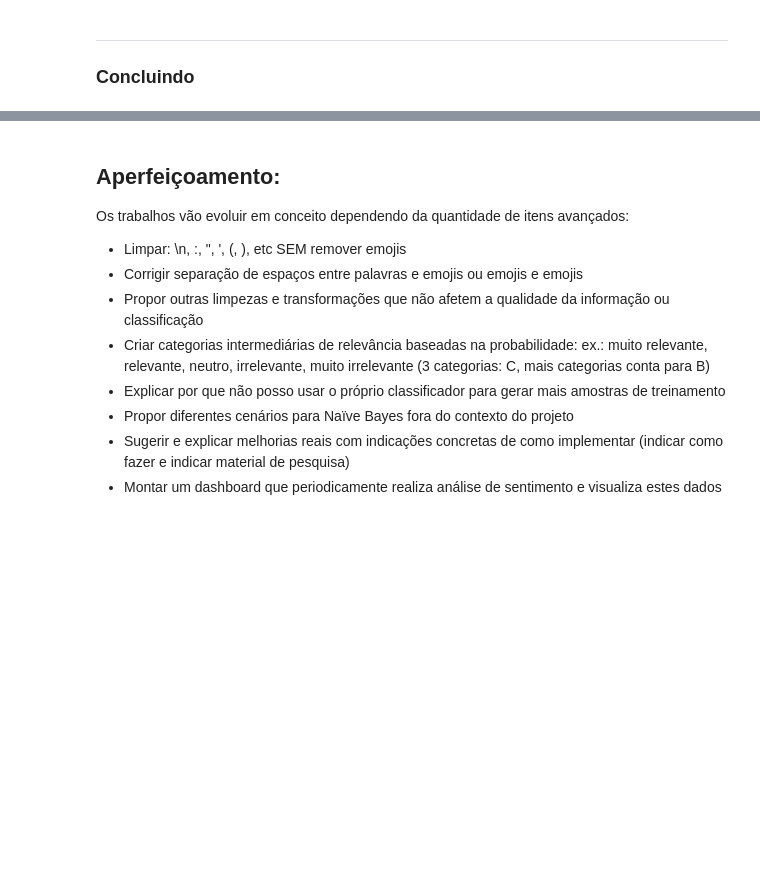
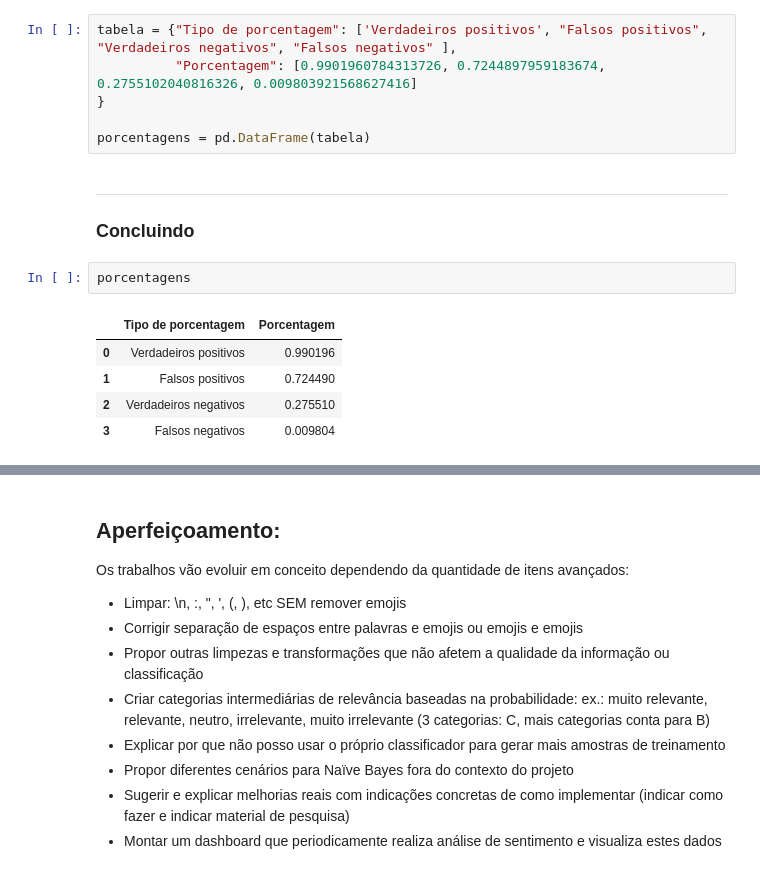
Before and after one commit to lfcarrete/CD-Projeto2, a Jupyter notebook: Projeto2_layout.ipynb, the cells around one changed output, grey strips where cells are left out. Drawn from its saved outputs; the diff is of its cells as text; blank space fills up the shorter version.

```diff
--- a/Projeto2_layout.ipynb
+++ b/Projeto2_layout.ipynb
@@ -223,3 +222,17 @@ dados_teste
+# %%
+tabela = {"Tipo de porcentagem": ['Verdadeiros positivos', "Falsos positivos", "Verdadeiros negativos", "Falsos negativos" ],
+          "Porcentagem": [0.9901960784313726, 0.7244897959183674, 0.2755102040816326, 0.009803921568627416]
+}
+
+porcentagens = pd.DataFrame(tabela)
 # %% [markdown]
 ___
 ### Concluindo
+# %%
+porcentagens
+# %% [output]
+|  | Tipo de porcentagem | Porcentagem |
+| 0 | Verdadeiros positivos | 0.990196 |
+| 1 | Falsos positivos | 0.724490 |
+| 2 | Verdadeiros negativos | 0.275510 |
+| 3 | Falsos negativos | 0.009804 |
```
Also changed, not shown: parts of 15 cells of this notebook.
